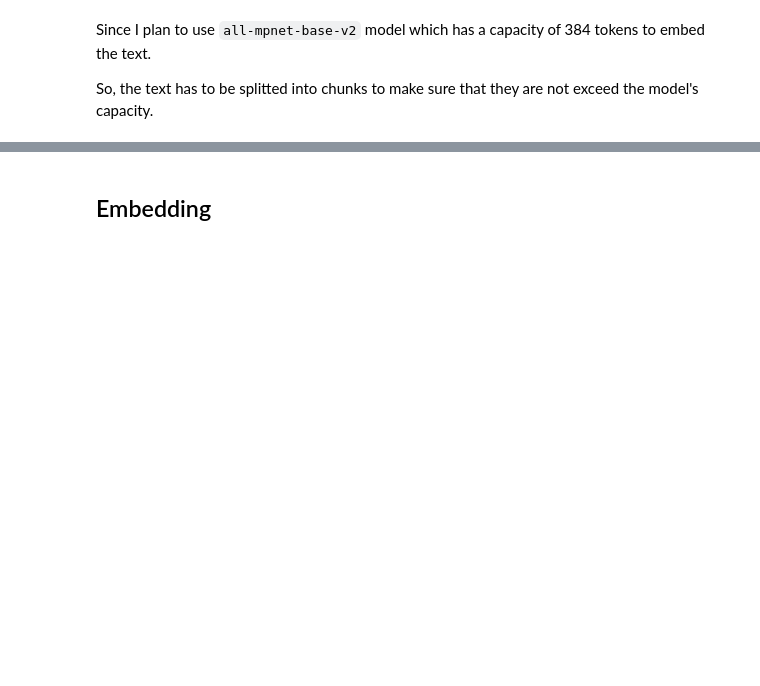
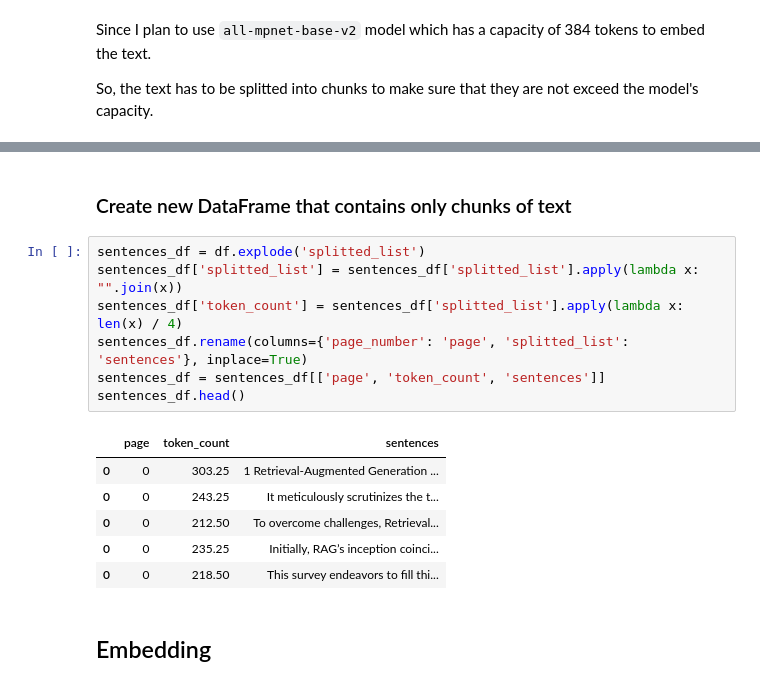
Before and after one commit to pladee42/simple-rag-project, a Jupyter notebook: rag.ipynb, the cells around one changed output, grey strips where cells are left out. Saved outputs shown, nothing was run; the diff lists cells and outputs as text; blank space fills up the shorter version.

```diff
--- a/rag.ipynb
+++ b/rag.ipynb
@@ -169,3 +160,19 @@ sentences_df
+# %% [markdown]
+### Create new DataFrame that contains only chunks of text
+# %%
+sentences_df = df.explode('splitted_list')
+sentences_df['splitted_list'] = sentences_df['splitted_list'].apply(lambda x: "".join(x))
+sentences_df['token_count'] = sentences_df['splitted_list'].apply(lambda x: len(x) / 4)
+sentences_df.rename(columns={'page_number': 'page', 'splitted_list': 'sentences'}, inplace=True)
+sentences_df = sentences_df[['page', 'token_count', 'sentences']]
+sentences_df.head()
+# %% [output]
+|  | page | token_count | sentences |
+| 0 | 0 | 303.25 | 1 Retrieval-Augmented Generation ... |
+| 0 | 0 | 243.25 | It meticulously scrutinizes the t... |
+| 0 | 0 | 212.50 | To overcome challenges, Retrieval... |
+| 0 | 0 | 235.25 | Initially, RAG’s inception coinci... |
+| 0 | 0 | 218.50 | This survey endeavors to fill thi... |
 # %% [markdown]
 ## Embedding
 # %%
```
Also changed, not shown: parts of 35 cells of this notebook, 1 other file.
